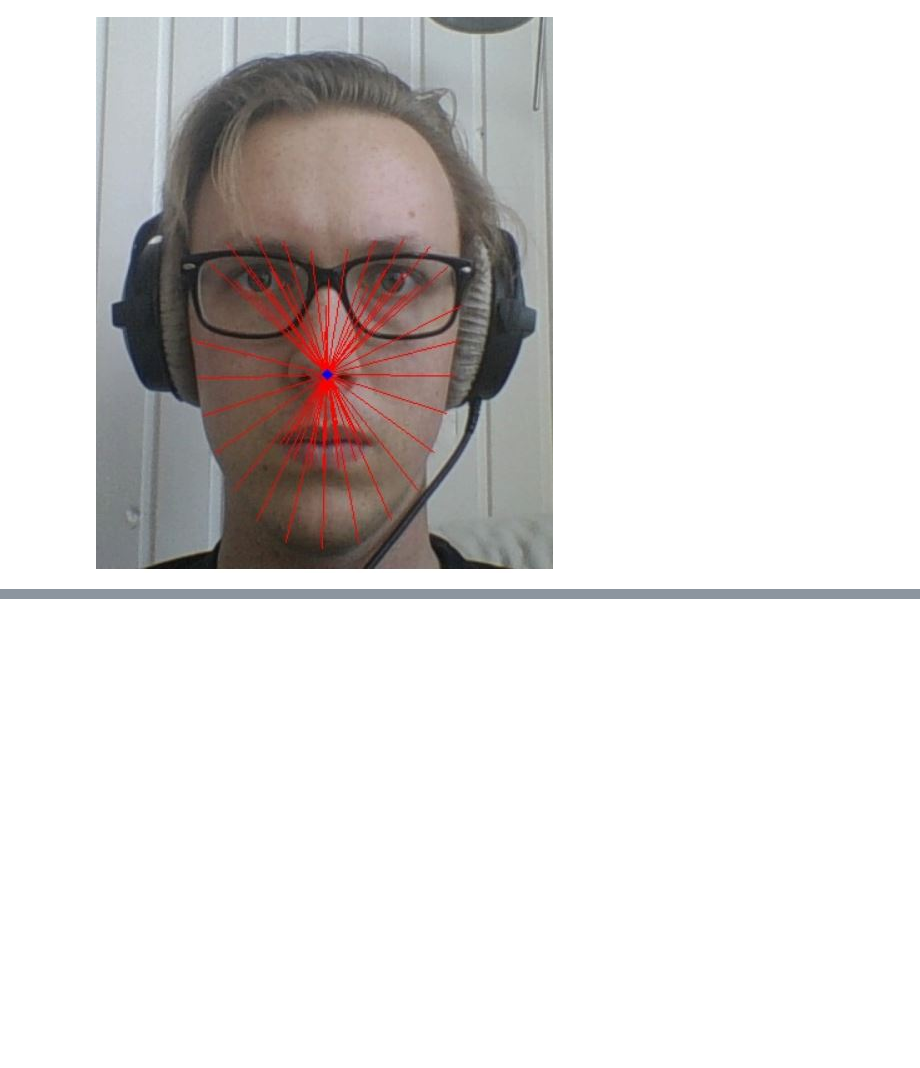
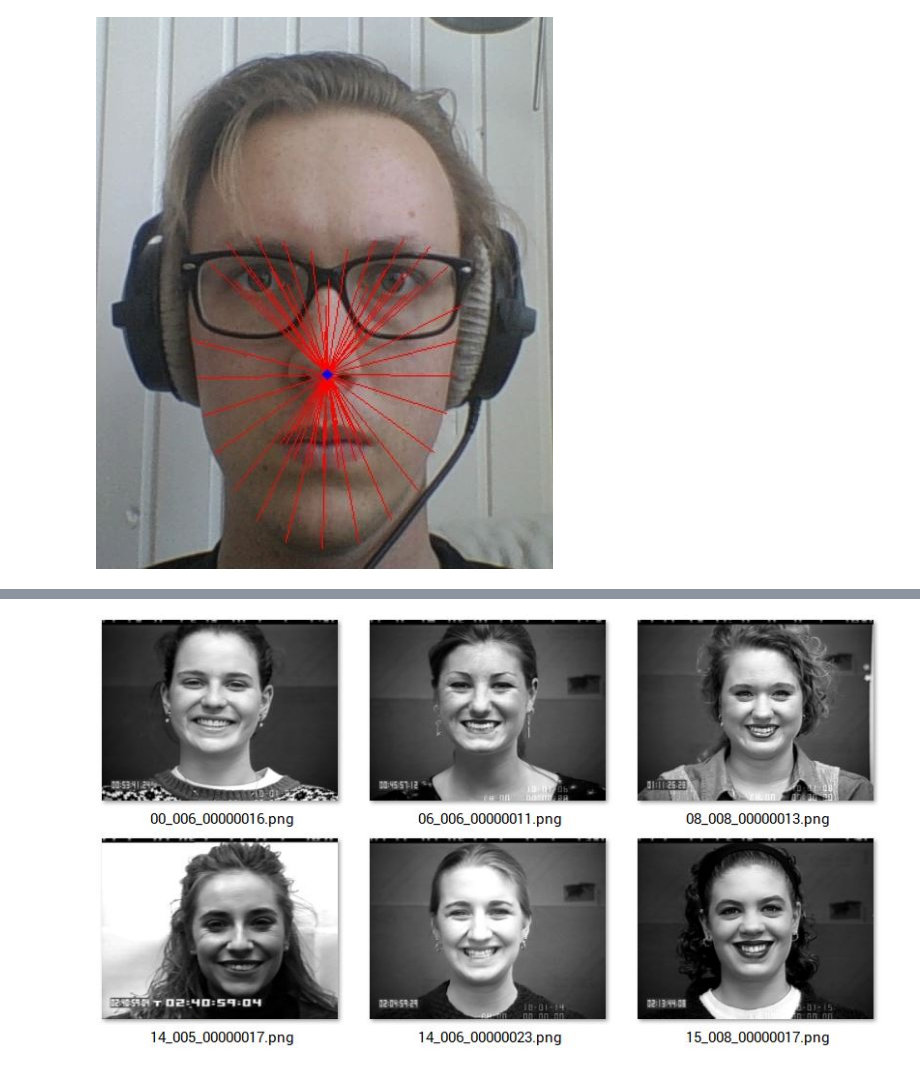
Before and after one commit to fabiograssiotto/IA369, a Jupyter notebook: T3/EmoRecog/emorecog.ipynb, the cells around one changed output, grey strips where cells are left out. Drawn from its saved outputs; the diff is of its cells as text; code cells hidden in the pictures; blank space fills up the shorter version.

```diff
--- a/T3/EmoRecog/emorecog.ipynb
+++ b/T3/EmoRecog/emorecog.ipynb
@@ -168,0 +215,5 @@ def get_landmarks(image):
+# %%
+from IPython.display import Image, display
+display(Image(filename='sorted-happy.jpg', embed=True))
+# %% [output]
+[figure, added]
```
Also changed, not shown: parts of 14 cells of this notebook, 11 other files.
